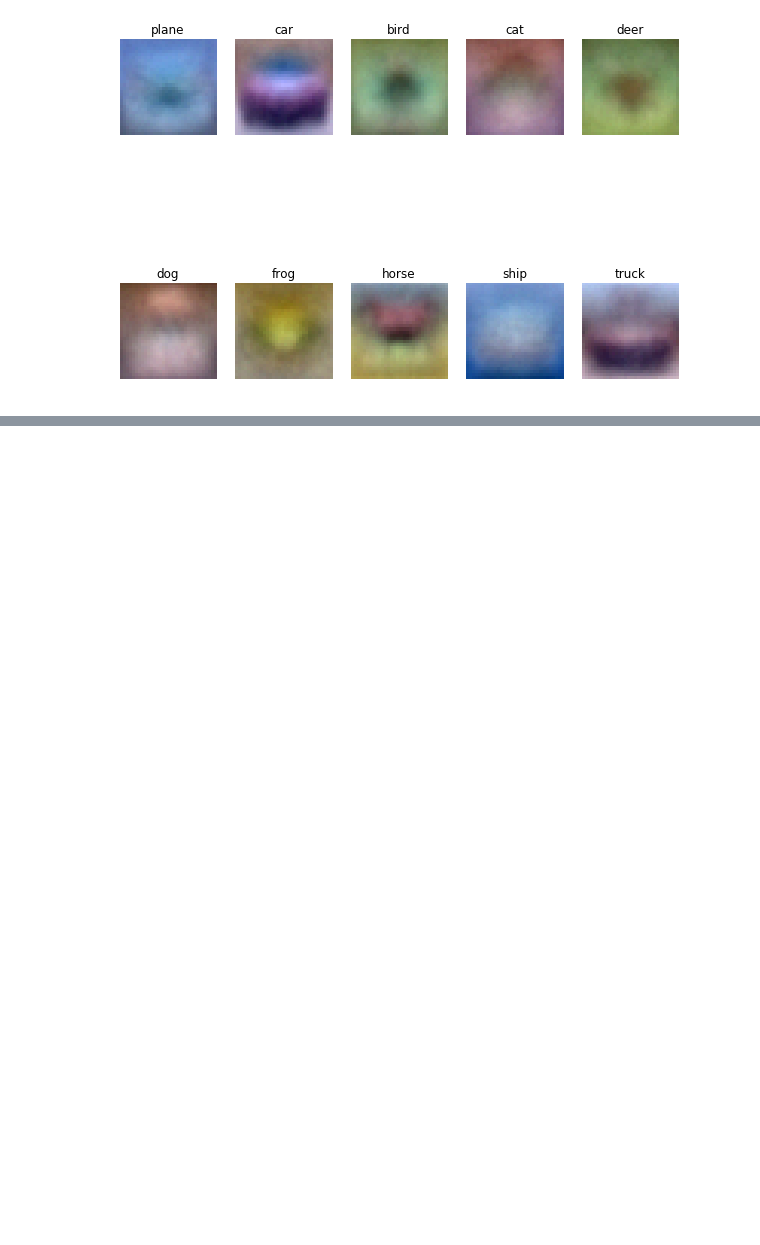
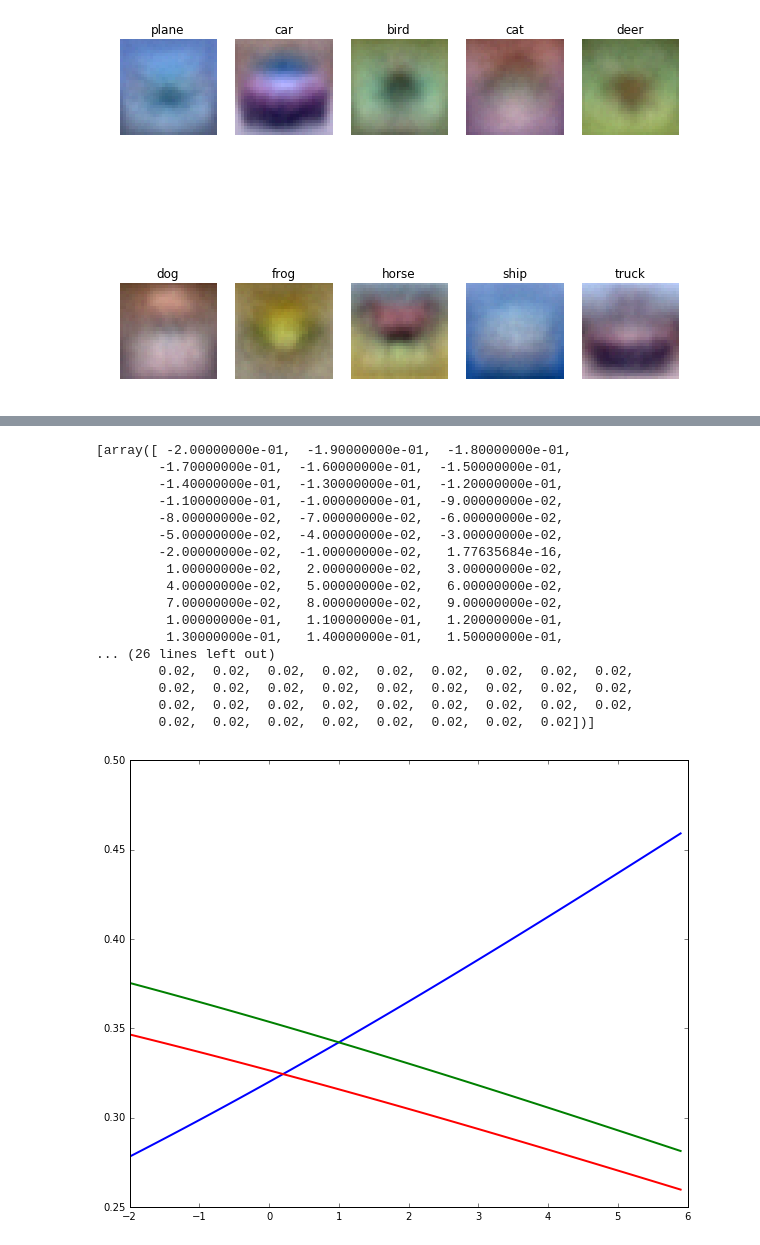
Before and after one commit to zyxue/stanford-cs231n, a Jupyter notebook: assignment1/softmax.ipynb, the cells around one changed output, grey strips where cells are left out. Saved outputs shown, nothing was run; the diff lists cells and outputs as text; code cells hidden in the pictures; blank space fills up the shorter version.

```diff
--- a/assignment1/softmax.ipynb
+++ b/assignment1/softmax.ipynb
@@ -315,0 +369,25 @@ for i in xrange(10):
+# %%
+sco = scores.copy()
+sco = [_ * .1 for _ in sco]
+print(sco)
+plt.plot(x, softmax(sco).T, linewidth=2)
+plt.show()
+# %% [output]
+[array([ -2.00000000e-01,  -1.90000000e-01,  -1.80000000e-01,
+        -1.70000000e-01,  -1.60000000e-01,  -1.50000000e-01,
+        -1.40000000e-01,  -1.30000000e-01,  -1.20000000e-01,
+        -1.10000000e-01,  -1.00000000e-01,  -9.00000000e-02,
+        -8.00000000e-02,  -7.00000000e-02,  -6.00000000e-02,
+        -5.00000000e-02,  -4.00000000e-02,  -3.00000000e-02,
+        -2.00000000e-02,  -1.00000000e-02,   1.77635684e-16,
+         1.00000000e-02,   2.00000000e-02,   3.00000000e-02,
+         4.00000000e-02,   5.00000000e-02,   6.00000000e-02,
+         7.00000000e-02,   8.00000000e-02,   9.00000000e-02,
+         1.00000000e-01,   1.10000000e-01,   1.20000000e-01,
+         1.30000000e-01,   1.40000000e-01,   1.50000000e-01,
+... (26 lines left out)
+        0.02,  0.02,  0.02,  0.02,  0.02,  0.02,  0.02,  0.02,  0.02,
+        0.02,  0.02,  0.02,  0.02,  0.02,  0.02,  0.02,  0.02,  0.02,
+        0.02,  0.02,  0.02,  0.02,  0.02,  0.02,  0.02,  0.02,  0.02,
+        0.02,  0.02,  0.02,  0.02,  0.02,  0.02,  0.02,  0.02])]
+[figure, added]
```
Also changed, not shown: parts of 4 cells of this notebook.
